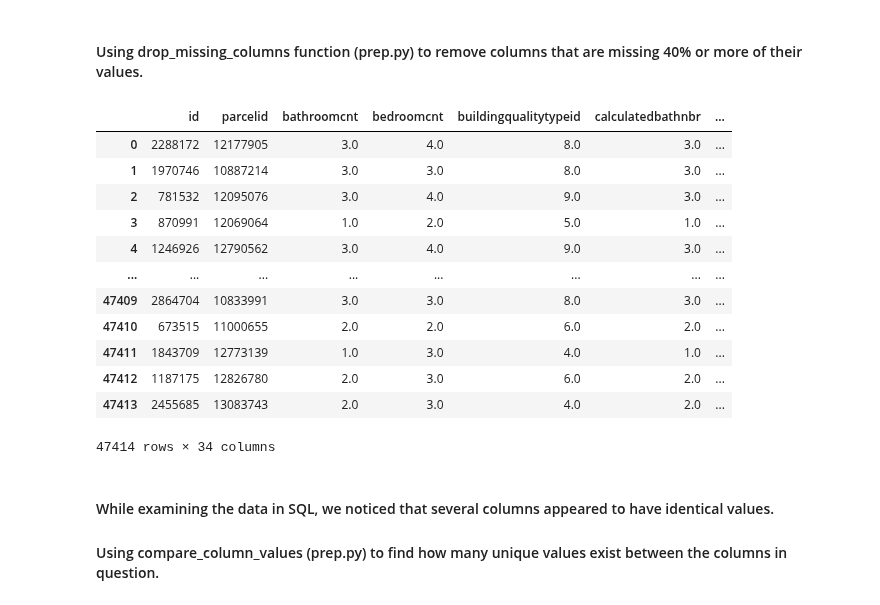
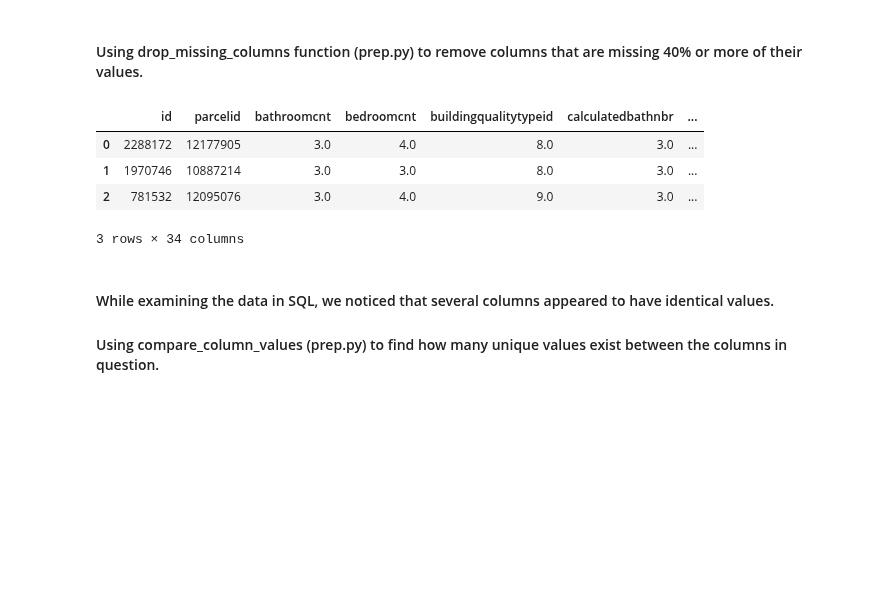
Before and after one commit to SamuelD-Data/zillow_clustering_project, a Jupyter notebook: zillow_clustering_project_notebook.ipynb, the cells around one changed output. Drawn from its saved outputs; the diff is of its cells as text; code cells hidden in the pictures; blank space fills up the shorter version.

```diff
--- a/zillow_clustering_project_notebook.ipynb
+++ b/zillow_clustering_project_notebook.ipynb
@@ -204,21 +205,15 @@ missing_rows(df)
 #### Using drop_missing_columns function (prep.py) to remove columns that are missing 40% or more of their values.
 # %%
 # function removes any columns that are missing 40% or more of their values
-drop_missing_columns(df)
+df = drop_missing_columns(df)
+
+df.head(3)
 # %% [output]
 |  | id | parcelid | bathroomcnt | bedroomcnt | buildingqualitytypeid | calculatedbathnbr | ... |
 | 0 | 2288172 | 12177905 | 3.0 | 4.0 | 8.0 | 3.0 | ... |
 | 1 | 1970746 | 10887214 | 3.0 | 3.0 | 8.0 | 3.0 | ... |
 | 2 | 781532 | 12095076 | 3.0 | 4.0 | 9.0 | 3.0 | ... |
-| 3 | 870991 | 12069064 | 1.0 | 2.0 | 5.0 | 1.0 | ... |
-| 4 | 1246926 | 12790562 | 3.0 | 4.0 | 9.0 | 3.0 | ... |
-| ... | ... | ... | ... | ... | ... | ... | ... |
-| 47409 | 2864704 | 10833991 | 3.0 | 3.0 | 8.0 | 3.0 | ... |
-| 47410 | 673515 | 11000655 | 2.0 | 2.0 | 6.0 | 2.0 | ... |
-| 47411 | 1843709 | 12773139 | 1.0 | 3.0 | 4.0 | 1.0 | ... |
-| 47412 | 1187175 | 12826780 | 2.0 | 3.0 | 6.0 | 2.0 | ... |
-| 47413 | 2455685 | 13083743 | 2.0 | 3.0 | 4.0 | 2.0 | ... |
-47414 rows × 34 columns
+3 rows × 34 columns
 # %% [markdown]
 #### While examining the data in SQL, we noticed that several columns appeared to have identical values.
 
```
Also changed, not shown: parts of 65 cells of this notebook.
